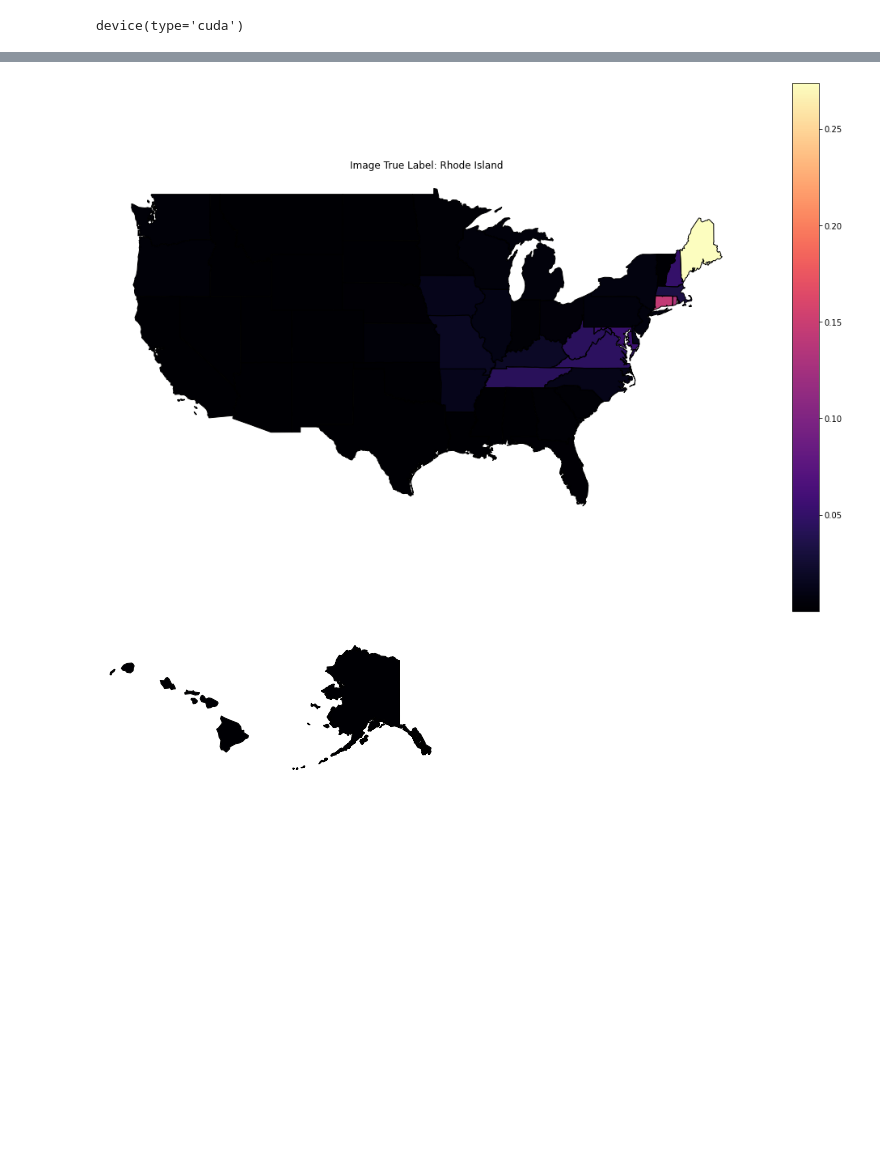
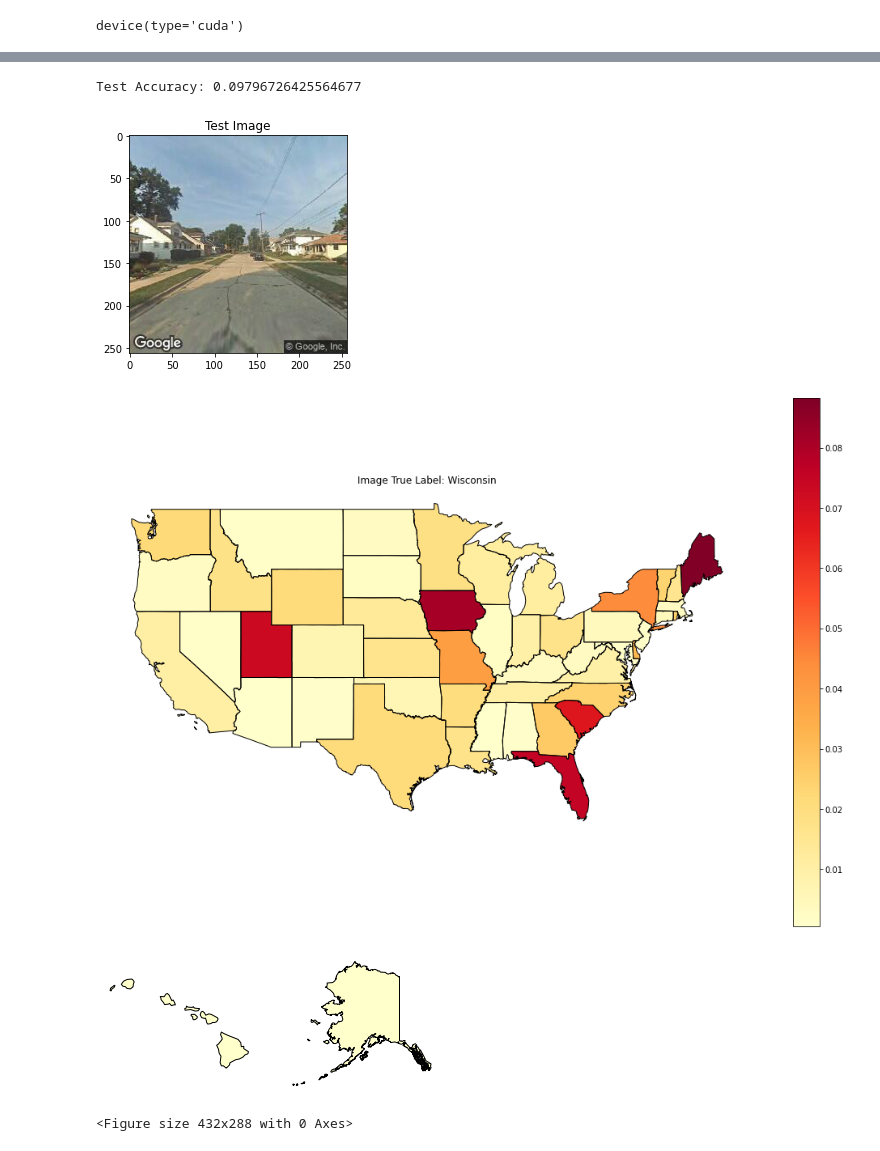
Before and after one commit to osimon8/GeoGuessrGuessr, a Jupyter notebook: notebook.ipynb, the cells around one changed output, grey strips where cells are left out. Drawn from its saved outputs; the diff is of its cells as text; code cells hidden in the pictures; blank space fills up the shorter version.

```diff
--- a/notebook.ipynb
+++ b/notebook.ipynb
@@ -39,6 +39,7 @@ transform_pipeline = transforms.Compose([transforms.ToTensor(), transforms.Resiz
 
 dataset = datasets.ImageFolder(train_data_directory, transform_pipeline)
 test_dataset = datasets.ImageFolder(test_data_directory, transform_pipeline)
+test_dataset_hr = datasets.ImageFolder(test_data_directory, transforms.Compose([transforms.ToTensor()]))
 n = len(dataset)
 train_size = int(0.8*n)
 train_dataset, val_dataset = torch.utils.data.random_split(dataset, [train_size, n - train_size])
@@ -54,6 +55,7 @@ data_loader_small = torch.utils.data.DataLoader(dataset, batch_size = 4)
 data_loader_shuffled = torch.utils.data.DataLoader(dataset, batch_size = 100, shuffle=True)
 validation_loader = torch.utils.data.DataLoader(val_dataset, batch_size = batch_size)
 test_loader = torch.utils.data.DataLoader(test_dataset, batch_size = batch_size, shuffle=True)
+test_loader_hr = torch.utils.data.DataLoader(test_dataset_hr, batch_size = batch_size, shuffle=True)
 # %%
 dataset
 # %% [output]
@@ -415,13 +382,14 @@ def plot_heatmap(probs, true_label):
-# %%
-for data, label in test_loader:
-    pred = net.forward(data.to(device))
-    pred = F.softmax(pred, dim=1)
-    #print(pred.shape)
-    probs = pred[0].detach().cpu().numpy()
-    #print(probs)
-    lab = dataset.classes[label[0].item()]
-    plot_heatmap(probs, lab)
-    break
-# %% [output]
-[figure, removed]
-[figure, removed]
+# %%
+test_acc = 0
+total = 0
+
+for data, label in test_loader:
+    pred = net.forward(data.to(device))
+    pred = torch.argmax(F.softmax(pred, dim=1), dim=1).detach().cpu()
+    test_acc += (pred == label).sum().item()
+    total += pred.shape[0]
+
+test_acc /= total
+print('Test Accuracy: {}'.format(test_acc))
+# %% [output]
+Test Accuracy: 0.09796726425564677
@@ -427,0 +419,44 @@ for data, label in test_loader:
+# %%
+def plot_heatmap(probs, true_label, im = None):
+    if im is not None:
+        plt.title('Test Image')
+        plt.imshow(im)
+    cmap = 'YlOrRd'
+    ak_index = dataset.class_to_idx["Alaska"]
+    hi_index = dataset.class_to_idx["Hawaii"]
+    plt.figure(figsize=(18, 12))
+    plt.title("Image True Label: {}".format(true_label))
+    ax = plt.gca()
+    us_boundary_map = states_contig.boundary.plot(ax=ax, color='Black', linewidth=1)
+    probs_sliced = []
+    for i in range(50):
+        if i != hi_index and i != ak_index:
+            probs_sliced.append(probs[i])
+    us_map = states_contig.plot(column=np.array(probs_sliced) , ax=us_boundary_map, cmap=cmap, legend=True, linewidth=4)
+    us_map.axis('off')
+    fig, (ax1, ax2) = plt.subplots(ncols=2)
+    hawaii = get_state_geo('HAWAII')
+    hi_boundary_map = hawaii.boundary.plot(figsize=(1, 1), ax=ax1, color='Black', linewidth=1)
+    hawaii_map = hawaii.plot(column=np.array([probs[hi_index]]) , ax=hi_boundary_map, cmap=cmap, linewidth=4)
+    hawaii_map.axis('off')
+    alaska = get_state_geo('ALASKA')
+    ak_boundary_map = alaska.boundary.plot(figsize=(4, 4), ax=ax2, color='Black', linewidth=1)
+    alaska_map = alaska.plot(column=np.array([probs[ak_index]]) , ax=ak_boundary_map, cmap=cmap, linewidth=4)
+    alaska_map.axis('off')
+    plt.figure()
+# %%
+for data, label in test_loader_hr:
+    data_rs = transforms.Resize((64, 64))(data.to(device))
+    pred = net.forward(data_rs)
+    pred = F.softmax(pred, dim=1)
+    #print(pred.shape)
+    probs = pred[0].detach().cpu().numpy()
+    #print(probs)
+    lab = dataset.classes[label[0].item()]
+    plot_heatmap(probs, lab, data[0].permute(1, 2, 0))
+    break
+# %% [output]
+[figure, added]
+[figure, added]
+[figure, added]
+<Figure size 432x288 with 0 Axes>
```
Also changed, not shown: parts of 9 cells of this notebook, 11 other files.
